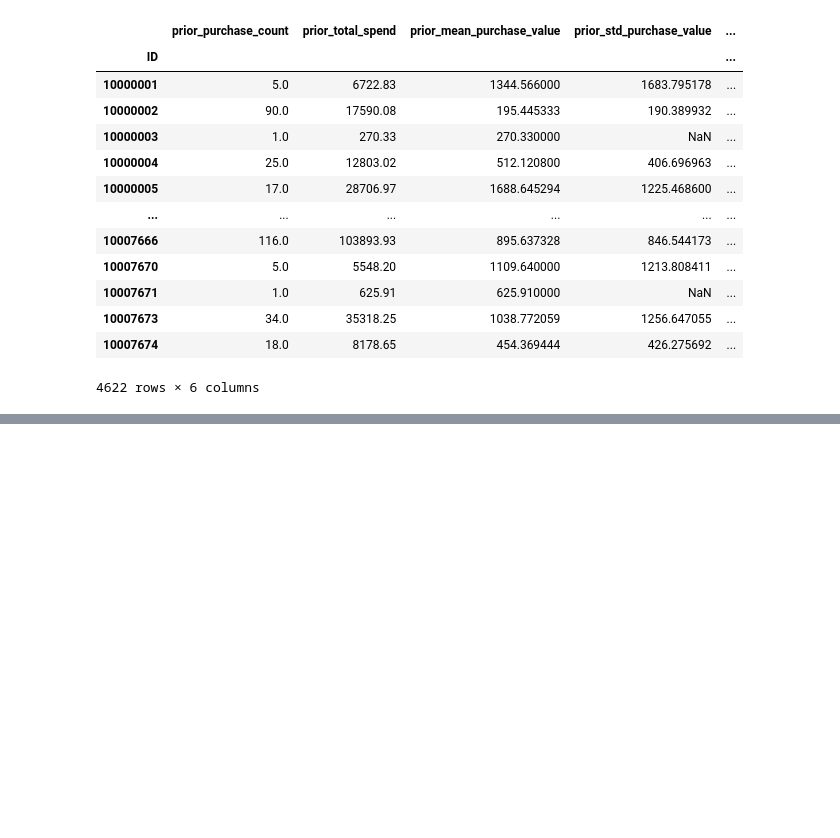
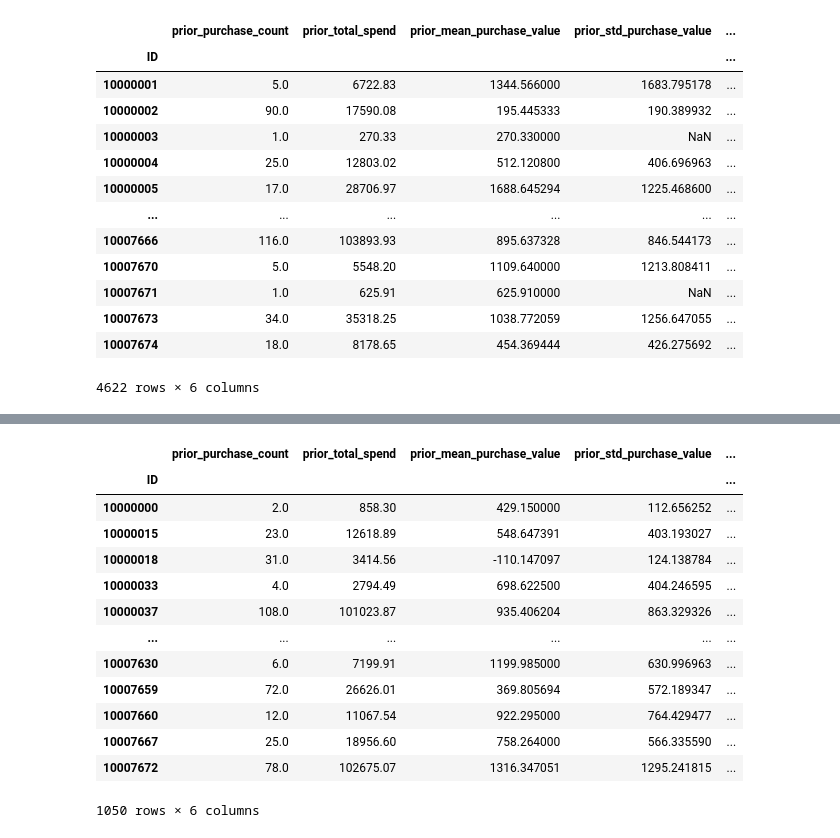
Before and after one commit to saradfalves/ML_Group_09, a Jupyter notebook: notebooks/exploring_and_modifying.ipynb, the cells around one changed output, grey strips where cells are left out. Cells and saved outputs as stored; diff of their text form; code cells hidden in the pictures; blank space fills up the shorter version.

Commit message:
media do valor

```diff
--- a/notebooks/exploring_and_modifying.ipynb
+++ b/notebooks/exploring_and_modifying.ipynb
@@ -375,0 +400,18 @@ train_copy.loc[(train_copy['prior_mean_purchase_value'].isna()) & (train_copy['p
+# %%
+#Por algum motivo a média destas colunas é diferente do valor total/numero total. O que fazer?
+train_copy.loc[(train_copy['prior_mean_purchase_value'] != mean) & (train_copy['prior_purchase_count'] != 0), purchase_value_columns]
+# %% [output]
+|  | prior_purchase_count | prior_total_spend | prior_mean_purchase_value | prior_std_purchase_value | ... |
+| ID |  |  |  |  | ... |
+| 10000000 | 2.0 | 858.30 | 429.150000 | 112.656252 | ... |
+| 10000015 | 23.0 | 12618.89 | 548.647391 | 403.193027 | ... |
+| 10000018 | 31.0 | 3414.56 | -110.147097 | 124.138784 | ... |
+| 10000033 | 4.0 | 2794.49 | 698.622500 | 404.246595 | ... |
+| 10000037 | 108.0 | 101023.87 | 935.406204 | 863.329326 | ... |
+| ... | ... | ... | ... | ... | ... |
+| 10007630 | 6.0 | 7199.91 | 1199.985000 | 630.996963 | ... |
+| 10007659 | 72.0 | 26626.01 | 369.805694 | 572.189347 | ... |
+| 10007660 | 12.0 | 11067.54 | 922.295000 | 764.429477 | ... |
+| 10007667 | 25.0 | 18956.60 | 758.264000 | 566.335590 | ... |
+| 10007672 | 78.0 | 102675.07 | 1316.347051 | 1295.241815 | ... |
+1050 rows × 6 columns
```
Also changed, not shown: parts of 2 cells of this notebook.
